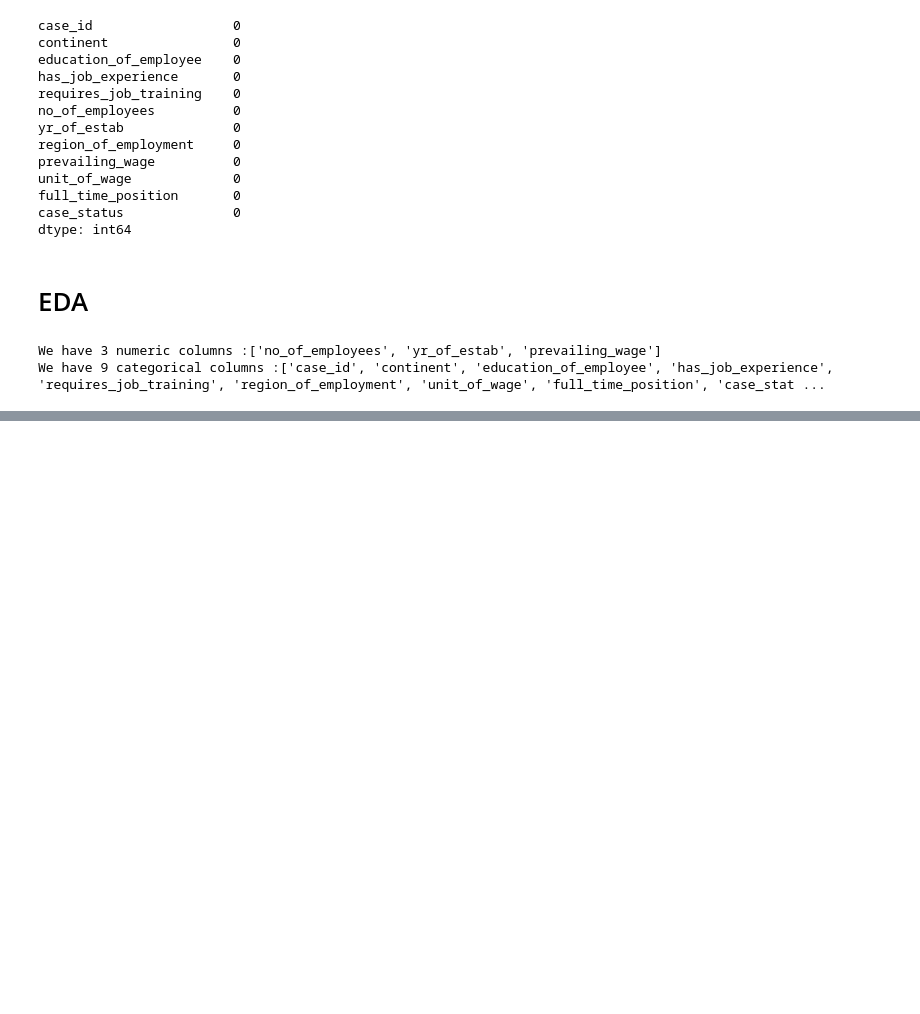
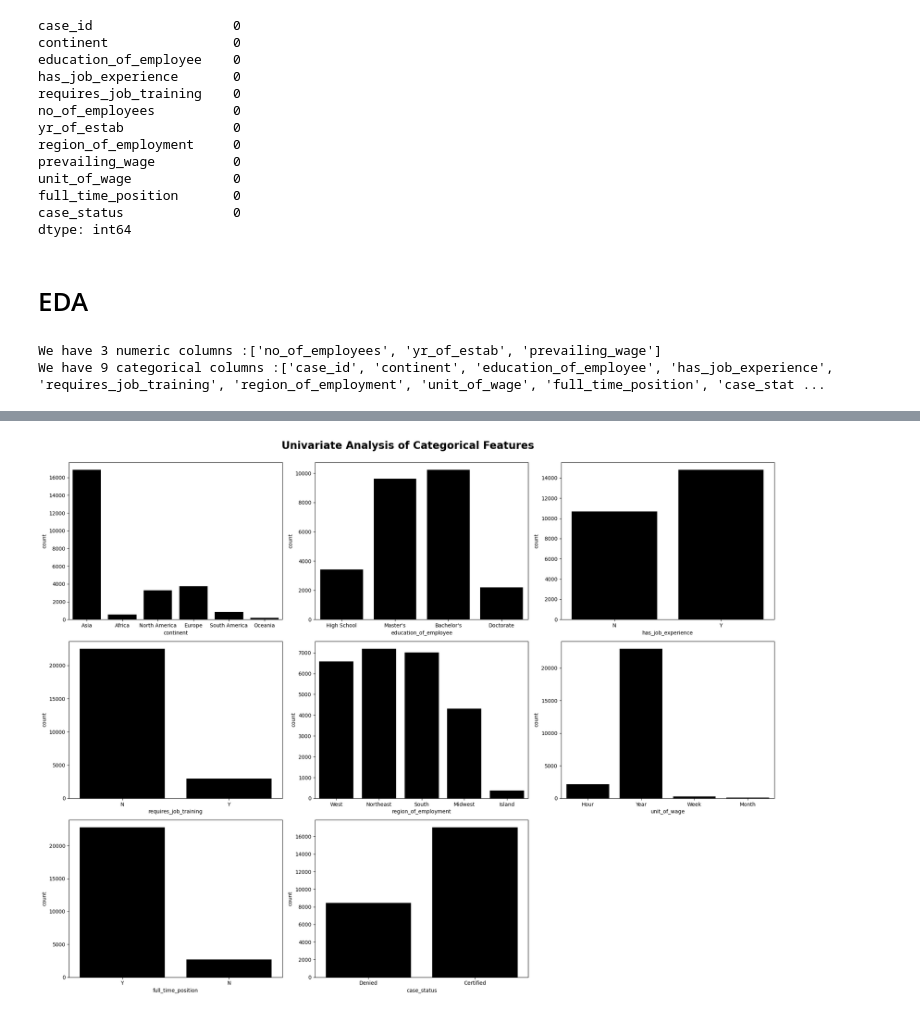
Before and after one commit to faizan23804/USVisaPrediction, a Jupyter notebook: notebooks/EDA.ipynb, the cells around one changed output, grey strips where cells are left out. Cells and saved outputs as stored; diff of their text form; code cells hidden in the pictures; blank space fills up the shorter version.

```diff
--- a/notebooks/EDA.ipynb
+++ b/notebooks/EDA.ipynb
@@ -56,0 +93,12 @@ We have 9 categorical columns :['case_id', 'continent', 'education_of_employee',
+# %%
+cat_cols.remove('case_id')
+plt.figure(figsize=(20,15))
+plt.suptitle('Univariate Analysis of Categorical Features', fontsize=20,fontweight='bold',alpha=1,y=1.)
+
+for i in range(0, len(cat_cols)):
+    plt.subplot(3,3, i+1)
+    sns.countplot(x=df[cat_cols[i]],color='black')
+    plt.xlabel(cat_cols[i])
+    plt.tight_layout()
+# %% [output]
+[figure, added]
```
Also changed, not shown: parts of 18 cells of this notebook, 2 other files.
